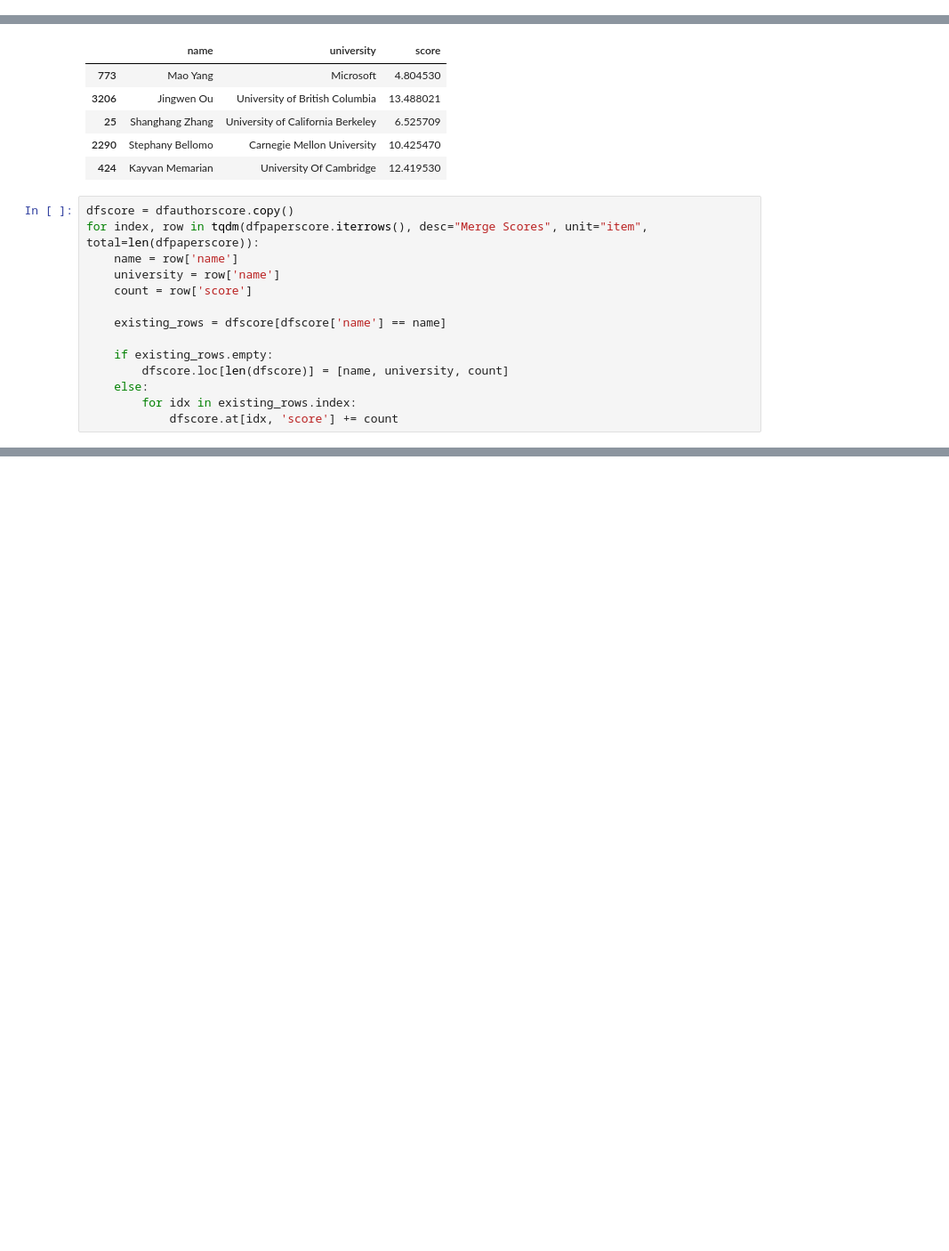
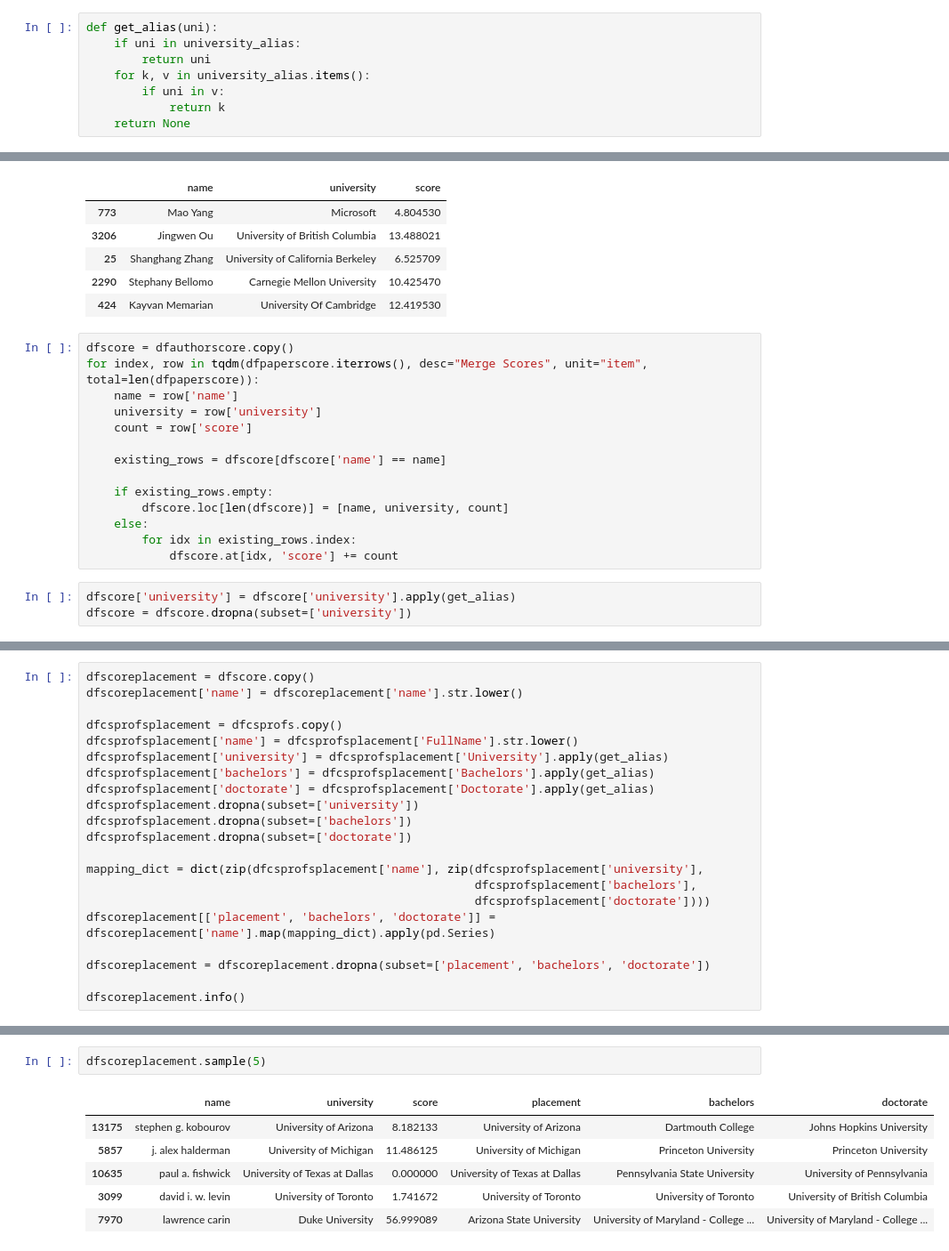
Before and after one commit to sachiniyer/my_college_rankings, a Jupyter notebook: main.ipynb, the cells around one changed output, grey strips where cells are left out. Shown at 89% size. Saved outputs shown, nothing was run; the diff lists cells and outputs as text; blank space fills up the shorter version.

Commit message:
placement score

```diff
--- a/main.ipynb
+++ b/main.ipynb
@@ -112,3 +135,11 @@ memory usage: 1.7+ KB
+# %%
+def get_alias(uni):
+    if uni in university_alias:
+        return uni
+    for k, v in university_alias.items():
+        if uni in v:
+            return k
+    return None
 # %% [markdown]
 # Methodology
 
@@ -229,7 +260,7 @@ dfpaperscore.sample(5)
 dfscore = dfauthorscore.copy()
 for index, row in tqdm(dfpaperscore.iterrows(), desc="Merge Scores", unit="item", total=len(dfpaperscore)):
     name = row['name']
-    university = row['name']
+    university = row['university']
     count = row['score']
 
     existing_rows = dfscore[dfscore['name'] == name]
@@ -239,3 +270,6 @@ for index, row in tqdm(dfpaperscore.iterrows(), desc="Merge Scores", unit="item"
     else:
         for idx in existing_rows.index:
             dfscore.at[idx, 'score'] += count
+# %%
+dfscore['university'] = dfscore['university'].apply(get_alias)
+dfscore = dfscore.dropna(subset=['university'])
@@ -250,0 +304,21 @@ dfscore.sample(5)
+# %%
+dfscoreplacement = dfscore.copy()
+dfscoreplacement['name'] = dfscoreplacement['name'].str.lower()
+
+dfcsprofsplacement = dfcsprofs.copy()
+dfcsprofsplacement['name'] = dfcsprofsplacement['FullName'].str.lower()
+dfcsprofsplacement['university'] = dfcsprofsplacement['University'].apply(get_alias)
+dfcsprofsplacement['bachelors'] = dfcsprofsplacement['Bachelors'].apply(get_alias)
+dfcsprofsplacement['doctorate'] = dfcsprofsplacement['Doctorate'].apply(get_alias)
+dfcsprofsplacement.dropna(subset=['university'])
+dfcsprofsplacement.dropna(subset=['bachelors'])
+dfcsprofsplacement.dropna(subset=['doctorate'])
+
+mapping_dict = dict(zip(dfcsprofsplacement['name'], zip(dfcsprofsplacement['university'],
+                                                        dfcsprofsplacement['bachelors'],
+                                                        dfcsprofsplacement['doctorate'])))
+dfscoreplacement[['placement', 'bachelors', 'doctorate']] = dfscoreplacement['name'].map(mapping_dict).apply(pd.Series)
+
+dfscoreplacement = dfscoreplacement.dropna(subset=['placement', 'bachelors', 'doctorate'])
+
+dfscoreplacement.info()
@@ -250,0 +339,9 @@ dfscore.sample(5)
+# %%
+dfscoreplacement.sample(5)
+# %% [output]
+|  | name | university | score | placement | bachelors | doctorate |
+| 13175 | stephen g. kobourov | University of Arizona | 8.182133 | University of Arizona | Dartmouth College | Johns Hopkins University |
+| 5857 | j. alex halderman | University of Michigan | 11.486125 | University of Michigan | Princeton University | Princeton University |
+| 10635 | paul a. fishwick | University of Texas at Dallas | 0.000000 | University of Texas at Dallas | Pennsylvania State University | University of Pennsylvania |
+| 3099 | david i. w. levin | University of Toronto | 1.741672 | University of Toronto | University of Toronto | University of British Columbia |
+| 7970 | lawrence carin | Duke University | 56.999089 | Arizona State University | University of Maryland - College ... | University of Maryland - College ... |
```
Also changed, not shown: parts of 5 cells of this notebook.
